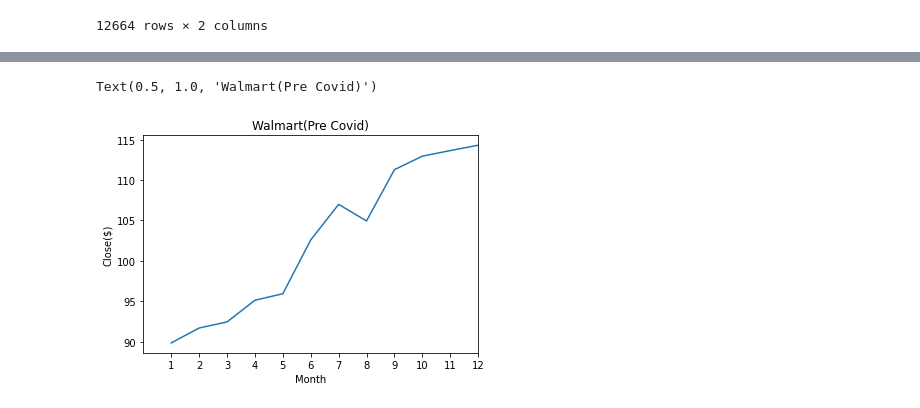
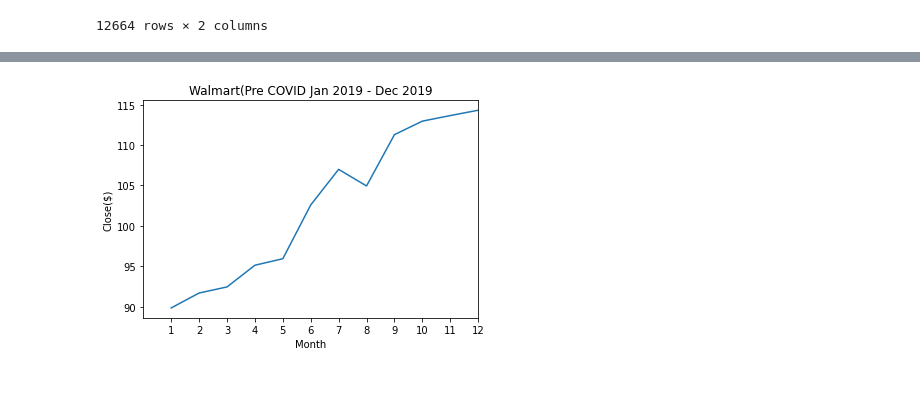
Before and after one commit to cjallow01/project-1, a Jupyter notebook: Retail_Walmart_Stocks.ipynb, the cells around one changed output, grey strips where cells are left out. Cells and saved outputs as stored; diff of their text form; code cells hidden in the pictures.

```diff
--- a/Retail_Walmart_Stocks.ipynb
+++ b/Retail_Walmart_Stocks.ipynb
@@ -123,16 +123,15 @@ monthly_close_pre_covid_df
 # %%
 x = monthly_close_pre_covid_df['Month']
 y = monthly_close_pre_covid_df['Close']
 
 plt.plot(x, y)
 plt.xlim(0,12,1)
 plt.xticks(np.arange(min(x), max(x)+1, 1))
 plt.xlabel("Month")
 plt.ylabel("Close($)")
-plt.title("Walmart(Pre Covid)")
+plt.title("Walmart(Pre COVID Jan 2019 - Dec 2019");
 # %% [output]
-Text(0.5, 1.0, 'Walmart(Pre Covid)')
-[figure, old version]
+[figure, new version]
 # %%
 #Dateframe Before Vaccine(Jan 2020 - Nov 2020)
 Walmart_before_vaccine_df = Walmart_data_df.loc[((Walmart_data_df['Date'] >= '2020-01-01') & (Walmart_data_df['Date'] < '2020-12-01'))]
```
Also changed, not shown: parts of 9 cells of this notebook.
